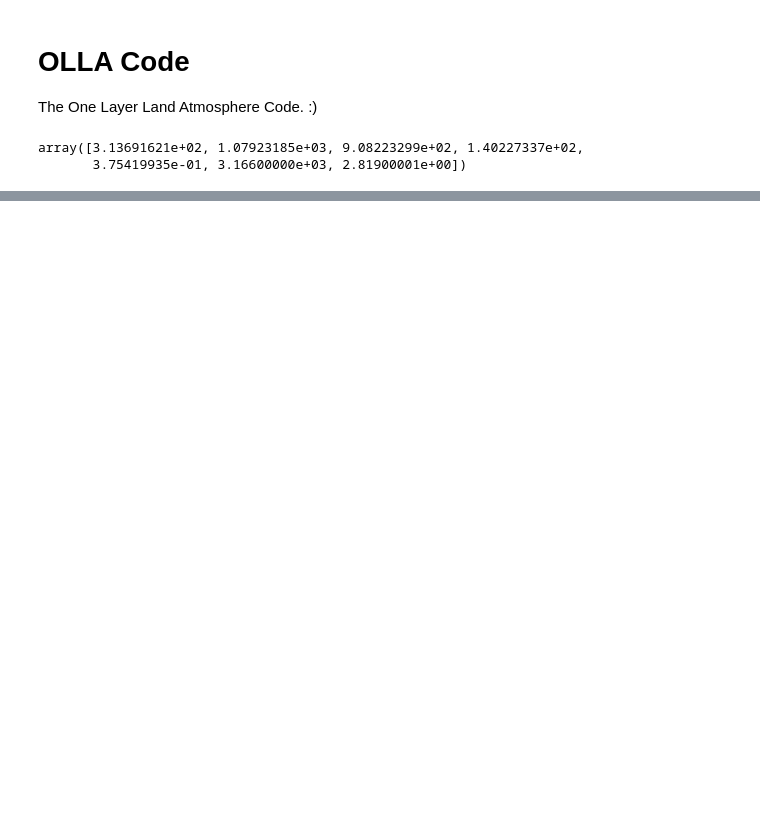
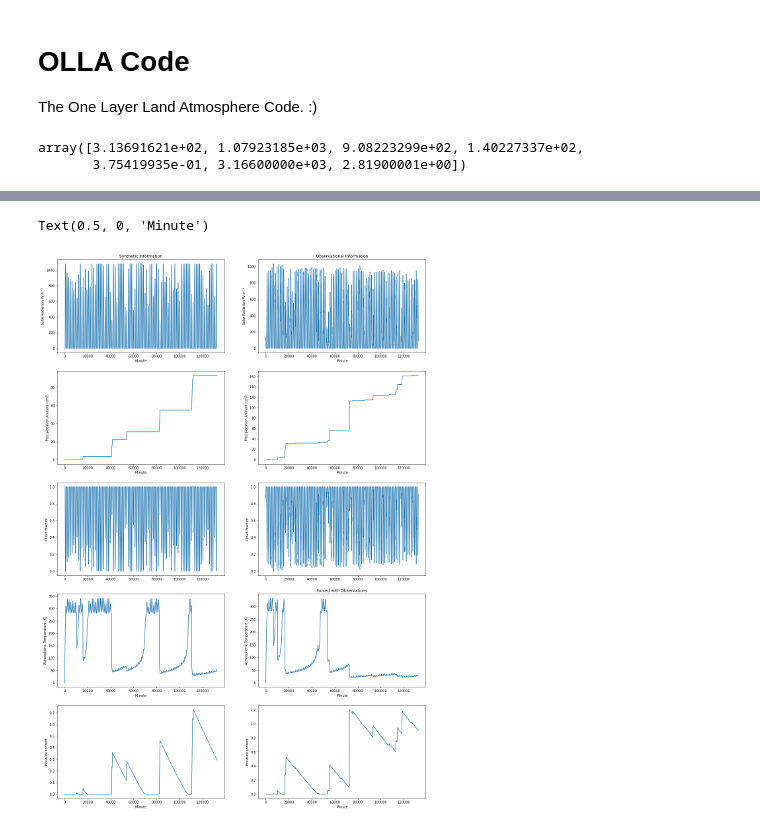
Before and after one commit to adam-bauer-34/climate-simp, a Jupyter notebook: OLLA/MasterOLLA.ipynb, the cells around one changed output, grey strips where cells are left out. Cells and saved outputs as stored; diff of their text form; code cells hidden in the pictures; blank space fills up the shorter version.

```diff
--- a/OLLA/MasterOLLA.ipynb
+++ b/OLLA/MasterOLLA.ipynb
@@ -104,12 +138,69 @@ ax.set_xlim(20000,40000)
+# %%
+# make cumulative arrays
+
+tot_syn_precip = []
+tot_obs_precip = []
+tmp_s = 0
+tmp_o = 0
+
+for i in range(0, syn_precip.shape[0]):
+    tmp_s += syn_precip[i,0]
+    tot_syn_precip.append(tmp_s)
+
+for i in range(0, len(obs_precip)):
+    tmp_o += obs_precip[i]
+    tot_obs_precip.append(tmp_o)
 # %%
-#fig, ax = plt.subplots(3, figsize=(20,30))
+fig, ax = plt.subplots(5,2, figsize=(20,30))
 
-#for i in range(0,20):
-    #tup = (.5,.5,.3)
-    #ax.plot(radsplit[i][660:1440], color=tup)
-    #ax.plot(radsplit[i][0:60], color=tup)
+ax[0,0].plot(syn_solar[:,0])
+#ax[0,0].set_ylim((0, 370))
+ax[0,0].set_ylabel(r"Solar Radiation W $m^{-2}$")
+ax[0,0].set_xlabel(r"Minute")
+ax[0,0].set_title("Synthetic Information")
 
-#j = 7
-#ax[0].plot(prec[1440*j:1440*(j+1)], 'b.')
-#ax[1].plot(prec[1440*(j+1):1440*(j+2)], 'b.')
-#ax[2].plot(prec[(j+2)*1440:(j+3)*1440], 'b.')
+ax[1,0].plot(tot_syn_precip)
+ax[1,0].set_ylabel(r"Precipiatation Amount (cm?)")
+ax[1,0].set_xlabel(r"Minute")
+#ax[1,0].set_ylim((0,10**(-4)))
+
+ax[2,0].plot(syn_cf)
+ax[2,0].set_ylabel(r"Cloud Fraction")
+
+ax[3,0].plot(syn_temp_array[:,0])
+#ax[2,0].set_ylim((0, 370))
+ax[3,0].set_ylabel(r"Atmospheric Temperature (K)")
+ax[3,0].set_xlabel(r"Minute")
+
+ax[4,0].plot(syn_mois_array[:,0])
+ax[4,0].set_ylabel(r"Moisture content")
+ax[4,0].set_xlabel(r"Minute")
+#ax[3,0].set_ylim((0,10**(-4)))
+
+ax[0,1].plot(F_solar_clean)
+#ax[0,1].set_ylim((0, 370))
+ax[0,1].set_ylabel(r"Solar Radiation W $m^{-2}$")
+ax[0,1].set_xlabel(r"Minute")
+ax[0,1].set_title("Observational Information")
+
+ax[1,1].plot(tot_obs_precip)
+ax[1,1].set_ylabel(r"Precipiatation Amount (cm?)")
+ax[1,1].set_xlabel(r"Minute")
+#ax[1,1].set_ylim((0,10**(-4)))
+
+ax[2,1].plot(obs_cf)
+ax[2,1].set_ylabel(r"Cloud Fraction")
+
+ax[3,1].plot(obs_temp_array)
+#ax[2,1].set_ylim((0, 370))
+ax[3,1].set_ylabel(r"Atmospheric Temperature (K)")
+ax[3,1].set_xlabel(r"Minute")
+ax[3,1].set_title("Forced with Observations")
+
+ax[4,1].plot(obs_mois_array)
+ax[4,1].set_ylabel(r"Moisture content")
+ax[4,1].set_xlabel(r"Minute")
+#ax[1,3].set_ylim((0,10**(-4)))
+# %% [output]
+Text(0.5, 0, 'Minute')
+[figure, added]
```
Also changed, not shown: parts of 8 cells of this notebook, 2 other files.
